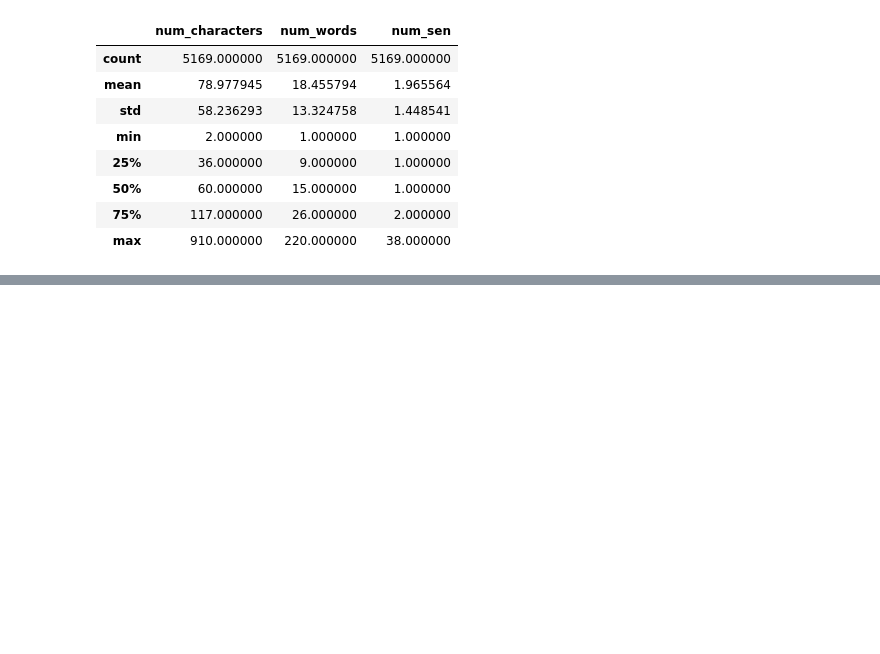
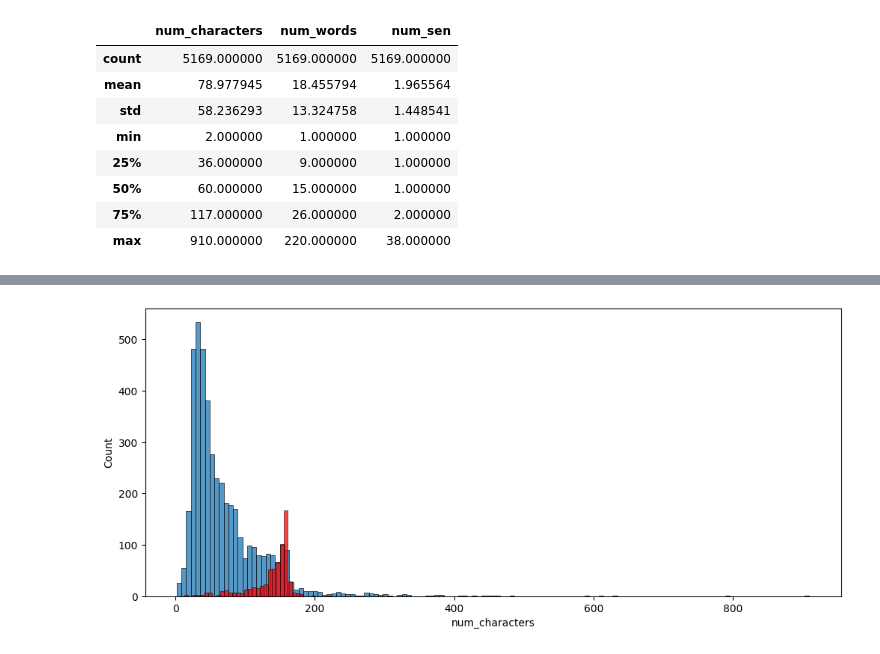
Before and after one commit to yashdarji30/codewaytask, a Jupyter notebook: 4/task4.ipynb, the cells around one changed output, grey strips where cells are left out. Saved outputs shown, nothing was run; the diff lists cells and outputs as text; code cells hidden in the pictures; blank space fills up the shorter version.

```diff
--- a/4/task4.ipynb
+++ b/4/task4.ipynb
@@ -158,7 +133,2 @@ Successfully installed nltk-3.8.1 regex-2023.12.25
-# %%
-df = df.copy()
-df["target"] = df['target'].map({"ham": 0, "spam": 1})
-# %%
-df.loc[:, "target"] = df['target'].map({"ham": 0, "spam": 1})
 # %%
 # number of words
@@ -206,0 +218,8 @@ df[["num_characters","num_words","num_sen"]].describe()
+# %%
+#plotting : number of charactersin spam and ham emails
+plt.figure(figsize=(12,5))
+sns.histplot(df[df["target"]==0]["num_characters"])
+sns.histplot(df[df["target"]==1]["num_characters"],color="red")
+plt.show()
+# %% [output]
+[figure, added]
```
Also changed, not shown: parts of 43 cells of this notebook.
